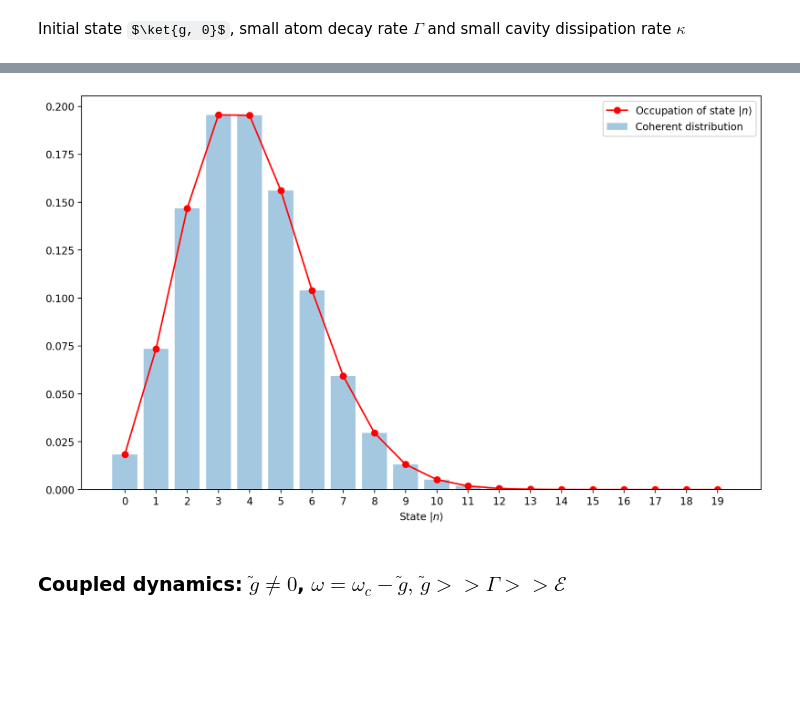
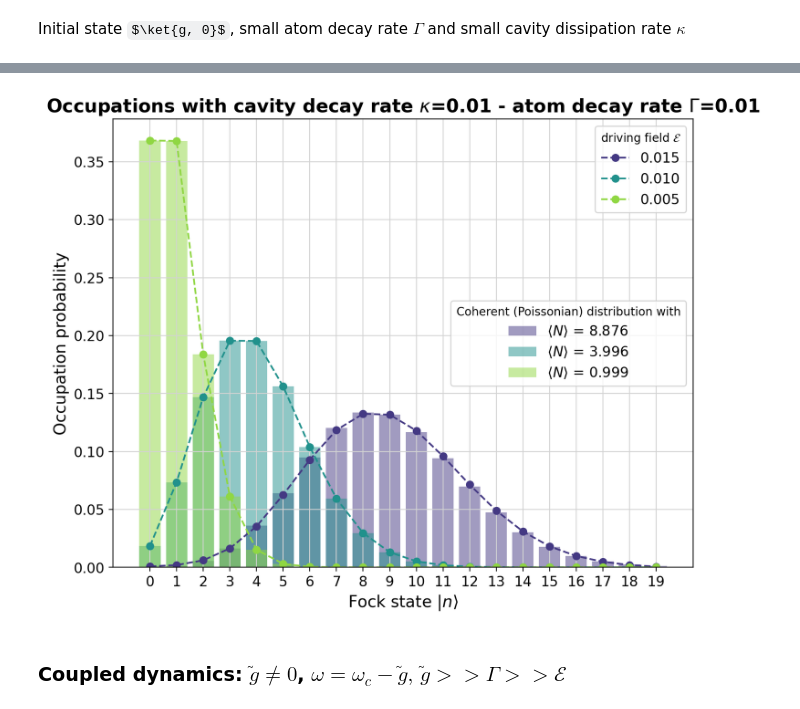
Before and after one commit to RaffaeleSabatini/QIAP_Project, a Jupyter notebook: main.ipynb, the cells around one changed output, grey strips where cells are left out. Saved outputs shown, nothing was run; the diff lists cells and outputs as text; code cells hidden in the pictures; some formulas as TeX source; blank space fills up the shorter version.

```diff
--- a/main.ipynb
+++ b/main.ipynb
@@ -34,11 +34,11 @@ T0    = 0
 Tf    = 1500
 Nt    = Tf*50
 
-OMEGA = 1  # Resonant frequency
+OMEGA = 1   # Resonant frequency
 N_ph  = 20  # Fock space dimension
-E     = 0.01  # Pumping field amplitude
+E     = [0.015, 0.01, 0.005]  # Pumping field amplitude
 GAMMA = 0.01 # Atom decay rate
 KAPPA = 0.01 # Cavity dissipation rate
 
 psi0    = qtp.tensor(qtp.basis(2,1), qtp.fock(N_ph, 0)) # Initial state
-result = solve_JC_LME(psi0, 0, 0, 0, E, KAPPA, GAMMA, N_ph, T0, Tf, Nt, True)
+results_g0 = solve_JC_LME_parallelized(psi0, 0, 0, 0, E, [KAPPA], [GAMMA], N_ph, T0, Tf, Nt)
@@ -47,24 +49,13 @@ result = solve_JC_LME(psi0, 0, 0, 0, E, KAPPA, GAMMA, N_ph, T0, Tf, Nt, True)
 # %%
-# Steady-state occupations
-rho_ss = result.final_state
-rho_cav_g0 = rho_ss.ptrace(1)     # dim (N_ph, N_ph)
-occupations = rho_cav_g0.diag()
+param_list = [
+    r"driving field $\mathcal{E}$",
+    r"cavity decay rate $\kappa$",
+    r"atom decay rate $\Gamma$"
+]
 
-# Coherent state distribution (Poisson)
-N_list   = np.arange(N_ph)
-mean_N   = result.expect[0][-1]
-coherent = np.exp(-mean_N) * mean_N**N_list / factorial(N_list)
-
-plt.figure(dpi=200, figsize=(12, 7))
-plt.plot(N_list, occupations, "r-o", label=r"Occupation of state $\vert{n}\rangle$")
-plt.xticks(N_list)
-plt.bar(N_list, coherent, label=r"Coherent distribution", alpha=0.4)
-
-plt.xlabel(r"State $\vert n \rangle$")
-plt.legend()
-plt.show()
+plot_occupations(results_g0, 0, param_list, True, prefix_title="Occupations with ")
 # %% [output]
-[figure, old version]
+[figure, new version]
 # %% [markdown]
 ### Coupled dynamics: $\tilde{g} \neq 0$, $\omega = \omega_c - \tilde{g}, \, \tilde{g} >> \Gamma >> \mathcal{E}$
 # %%
```
Also changed, not shown: parts of 5 cells of this notebook, 2 other files.
